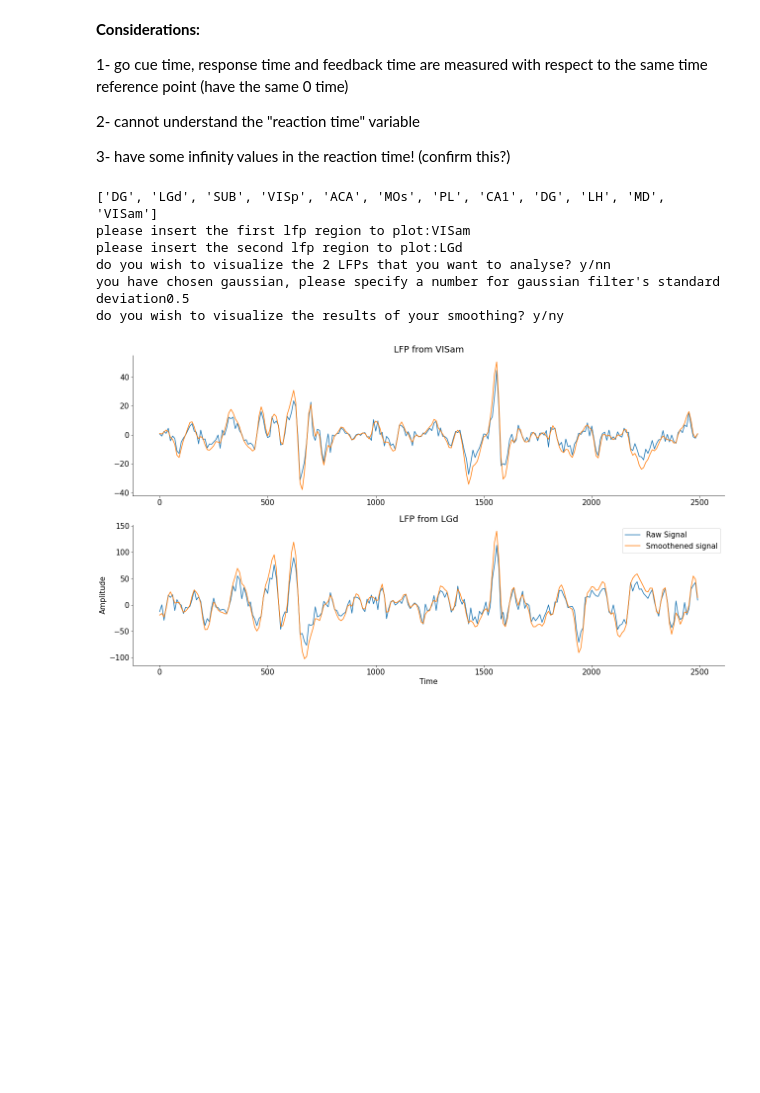
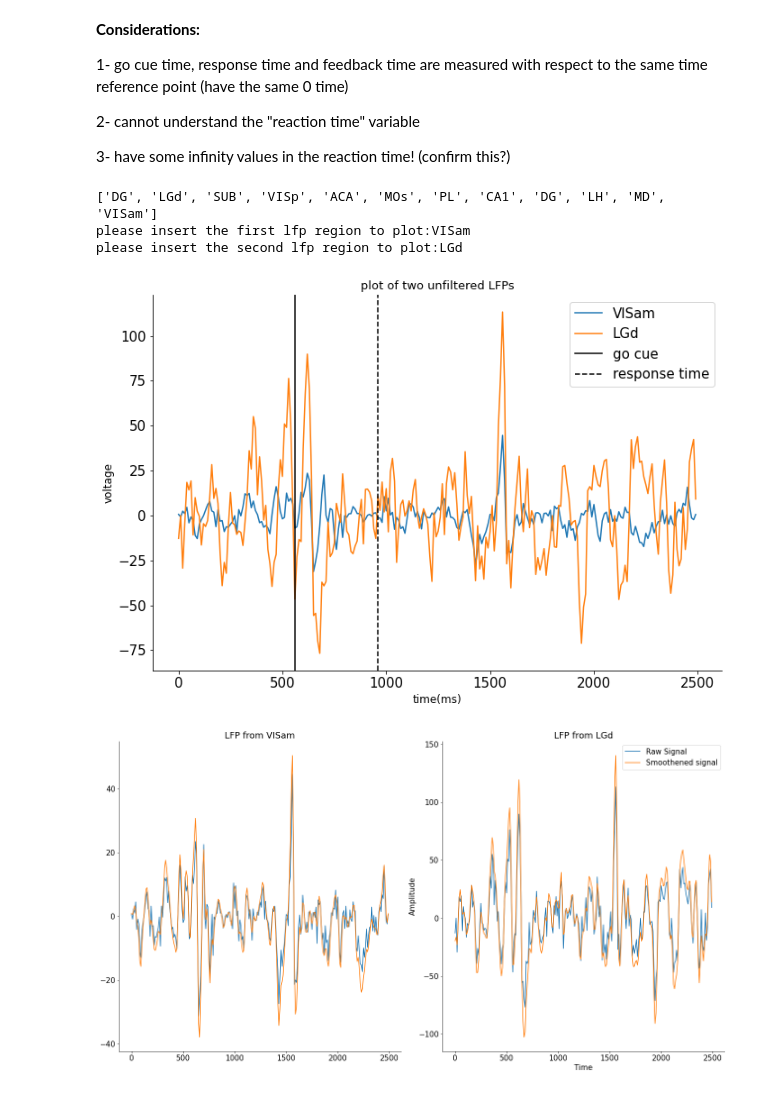
Before and after one commit to Neurocoders/AttentionProject, a Jupyter notebook: load_steinmetz_data_V2.ipynb, the cells around one changed output. Cells and saved outputs as stored; diff of their text form; code cells hidden in the pictures; blank space fills up the shorter version.

Commit message:
Fixed the plotting booleans

```diff
--- a/load_steinmetz_data_V2.ipynb
+++ b/load_steinmetz_data_V2.ipynb
@@ -202,8 +202,8 @@ total_trial = dat_LFP['lfp'].shape[1] # number of trials
 
 # lfp has form brain area* trial * time
 # %%
-def visualize_areas(data_LFP = dat_LFP,trial_num = 1,typ = "hamming", win_len = 6,
-                 data_all = dat, fig_size = (18,10)):
+def visualize_areas(data_LFP = dat_LFP,trial_num = 1,typ = "hamming", win_len = 4,
+                 data_all = dat, fig_size = (18,10), st = 0.5, plot_raw = True, plot_smoth = True):
     """
     Returns two indices corresponding to the user defined brain regions to study LFP
 
@@ -213,6 +213,9 @@ def visualize_areas(data_LFP = dat_LFP,trial_num = 1,typ = "hamming", win_len =
     typ:  type of filter window, choose from gaussian, hamming, and hann
     win_len: length of the filter window
     data_all: Contains the reaction times, go cue and other trail information
+    st: standard deviation of gaussian filter
+    plot_raw: boolean, if you want to visualize the raw LFP
+    p-lot_smoth: boolean, if you want to visualize the smoothed results
 
     output:
     ind1: index of the first brain region that we want to study
@@ -241,8 +244,8 @@ def visualize_areas(data_LFP = dat_LFP,trial_num = 1,typ = "hamming", win_len =
         ind2 = np.where(regions == area2)[0][what_area2-1]
 
     # visualization of raw LFPs before filtering
-    temp_inp = input("do you wish to visualize the 2 LFPs that you want to analyse? y/n")
-    if temp_inp == "y":
+    # temp_inp = input("do you wish to visualize the 2 LFPs that you want to analyse? y/n")
+    if plot_raw:
         plt.figure(figsize = (10,7))
         plt.plot(time_vec, data_LFP["lfp"][ind1, trial_num,:], label = area1 );
         plt.plot(time_vec, data_LFP["lfp"][ind2, trial_num, :], label = area2)
@@ -262,7 +265,7 @@ def visualize_areas(data_LFP = dat_LFP,trial_num = 1,typ = "hamming", win_len =
     if typ == "hann":
         win = signal.windows.hann(win_len, sym=True)
     elif typ == "gaussian":
-        st = float(input("you have chosen gaussian, please specify a number for gaussian filter's standard deviation"))
+        # st = float(input("you have chosen gaussian, please specify a number for gaussian filter's standard deviation"))
         win = signal.windows.gaussian(win_len, st, sym=True)
 
     elif typ == "hamming":
@@ -270,41 +273,39 @@ def visualize_areas(data_LFP = dat_LFP,trial_num = 1,typ = "hamming", win_len =
 
     else:
         raise ValueError("type is not  hann, hamming, gaussian")
 
      # applying the filter using filtfilt
     smooth_sign1 = signal.filtfilt(b = win, a = 1, x = data_LFP["lfp"][ind1, trial_num, :], axis=- 1, padtype='odd', padlen=None, method='pad', irlen=None)
     smooth_sign2 = signal.filtfilt(b = win, a = 1, x = data_LFP["lfp"][ind2, trial_num, :], axis=- 1, padtype='odd', padlen=None, method='pad', irlen=None)
 
     # plotting filter results
-    temp_inp2 = input("do you wish to visualize the results of your smoothing? y/n")
-    if temp_inp2 == 'y':
-        fig, axs = plt.subplots(2,1,figsize = fig_size)
+    # temp_inp2 = input("do you wish to visualize the results of your smoothing? y/n")
+    if plot_smoth:
+        fig, axs = plt.subplots(1,2,figsize = fig_size)
 
         axs[0].plot(time_vec, data_LFP["lfp"][ind1, trial_num, :],label = 'Raw Signal')
         axs[0].plot(time_vec, smooth_sign1,label = 'Smoothened signal')
         axs[0].set(title = f"LFP from {area1}")
 
         #plt.figure(figsize = (10,7))
         axs[1].plot(time_vec,data_LFP["lfp"][ind2, trial_num, :],label = 'Raw Signal')
         axs[1].plot(time_vec,smooth_sign2,label = 'Smoothened signal')
         axs[1].set(title = f"LFP from {area2}")
         plt.xlabel('Time'); plt.ylabel('Amplitude')
         plt.legend(); plt.show()
 
     return smooth_sign1, smooth_sign2, area1, area2
 
 
 #@title Get Filtered LFP data for the interested brain areas
 smooth_sig1, smooth_sig2, area1, area2 = visualize_areas(data_LFP = dat_LFP,trial_num = 1,typ = "gaussian", win_len = 4,
-                 data_all = dat, fig_size = (18,10))
+                 data_all = dat, fig_size = (18,10)) #gaussian is good
 # %% [output]
 ['DG', 'LGd', 'SUB', 'VISp', 'ACA', 'MOs', 'PL', 'CA1', 'DG', 'LH', 'MD', 'VISam']
 please insert the first lfp region to plot:VISam
 please insert the second lfp region to plot:LGd
-do you wish to visualize the 2 LFPs that you want to analyse? y/nn
-you have chosen gaussian, please specify a number for gaussian filter's standard deviation0.5
-do you wish to visualize the results of your smoothing? y/ny
-[figure, old version]
+[figure, new version]
+[figure, added]
 # %%
 #@ ---------------Fourier Transform--------------------
 # NT => number of time points, NT/2 would be the nyquest
```
Also changed, not shown: parts of 6 cells of this notebook.
